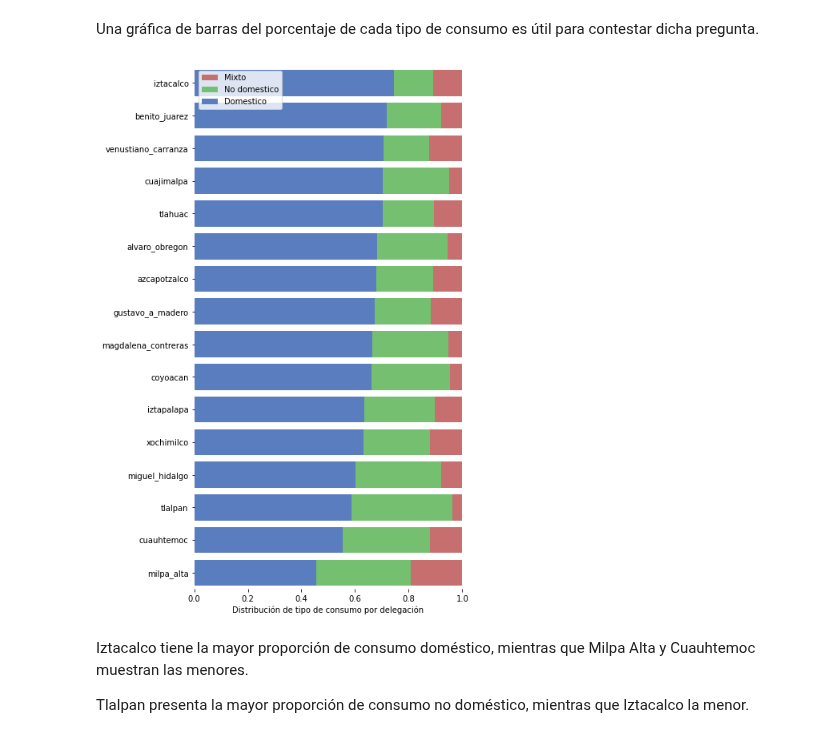
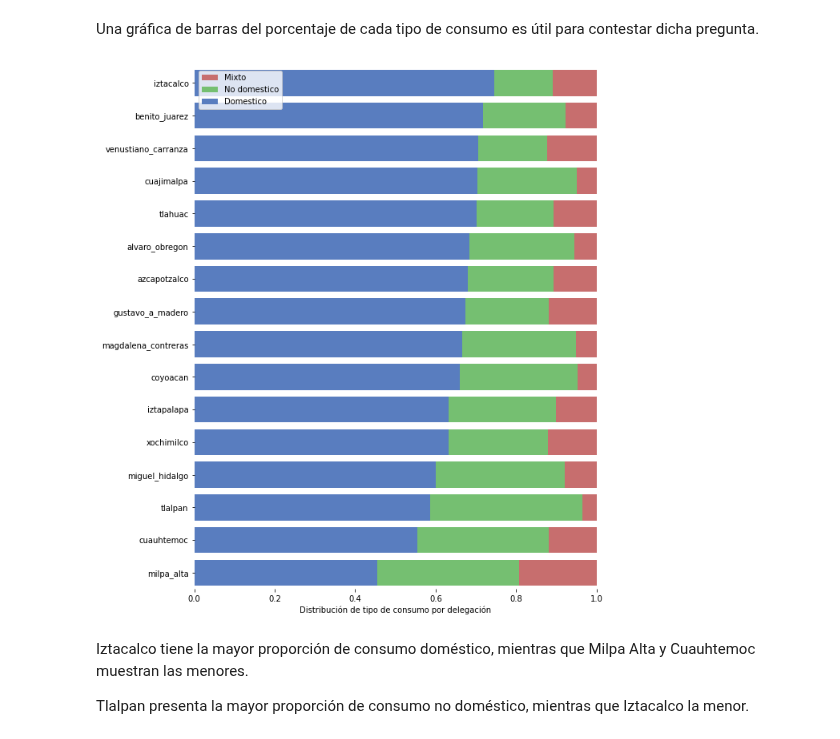
Before and after one commit to lechugaa/intro_ds_p1_consumo_agua, a Jupyter notebook: agua_profiling_expo.ipynb, the cells around one changed output. Drawn from its saved outputs; the diff is of its cells as text; code cells hidden in the pictures.

```diff
--- a/agua_profiling_expo.ipynb
+++ b/agua_profiling_expo.ipynb
@@ -1077,29 +1080,31 @@ consumo_total_alcaldia = consumo_total_alcaldia.sort_values("pct_dom", ascending
 #consumo_total_alcaldia
 # %%
 # Initialize the matplotlib figure
-f, ax = plt.subplots(figsize=(6, 12))
+f, ax = plt.subplots(figsize=(9, 12))
 
 #Mixto
 sns.set_color_codes("muted")
 sns.barplot(x="acum_pct_mixto", y="alcaldia", data=consumo_total_alcaldia,
             label="Mixto", color="r")
 
 #No doméstico
 sns.barplot(x="acum_pct_no_dom", y="alcaldia", data=consumo_total_alcaldia,
             label="No domestico", color="g")
 
 #Doméstico
 sns.barplot(x = "pct_dom", y = "alcaldia", data=consumo_total_alcaldia,
             label = "Domestico", color="b")
 
 
 # Add a legend and informative axis label
 ax.legend(ncol=1, loc="upper left", frameon=True)
 ax.set(xlim=(0, 1), ylabel="",
        xlabel="Distribución de tipo de consumo por delegación")
 sns.despine(left=True, bottom=True)
+
+plt.savefig('plots/consumo_total_sns/05_bars_stacked_tipo_alcaldia.png')
 # %% [output]
-[figure, old version]
+[figure, new version]
 # %% [markdown]
 Iztacalco tiene la mayor proporción de consumo doméstico, mientras que Milpa Alta y Cuauhtemoc muestran las menores.
 
```
Also changed, not shown: parts of 7 cells of this notebook.
